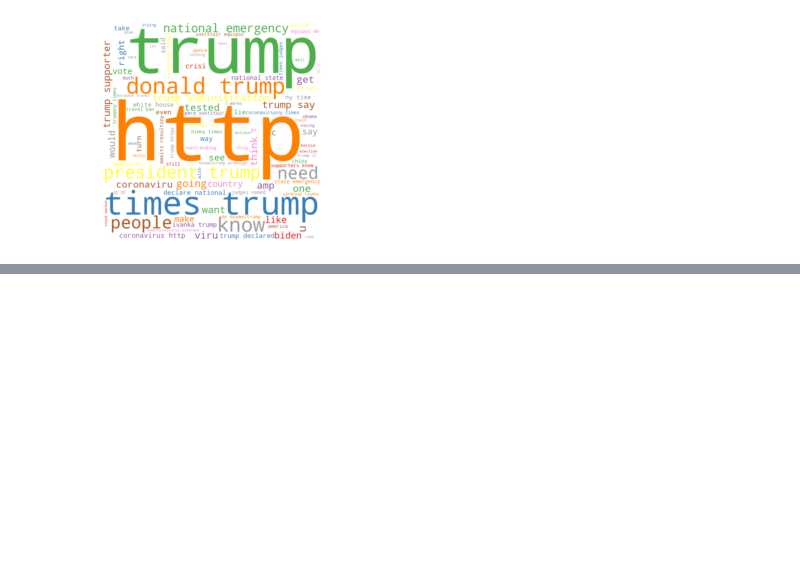
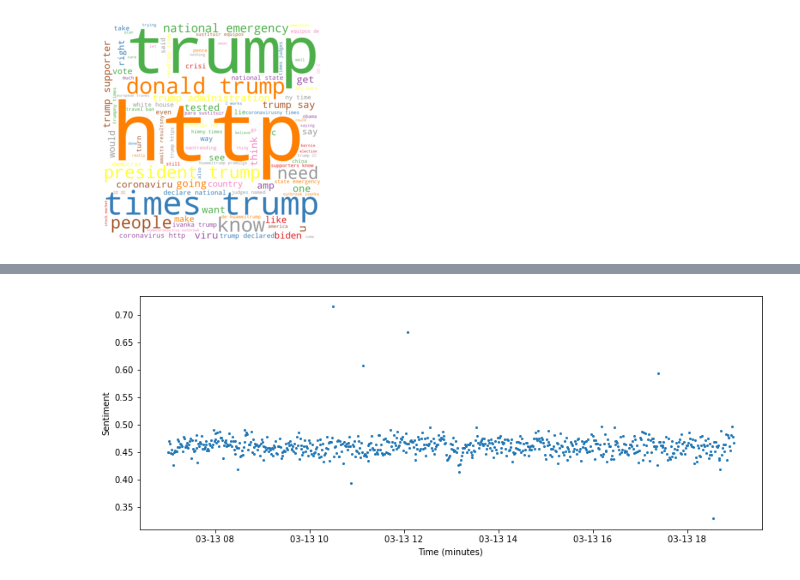
Before and after one commit to trevca/2020-Analysis, a Jupyter notebook: notebooks/CreateCharts.ipynb, the cells around one changed output, grey strips where cells are left out. Saved outputs shown, nothing was run; the diff lists cells and outputs as text; code cells hidden in the pictures; blank space fills up the shorter version.

```diff
--- a/notebooks/CreateCharts.ipynb
+++ b/notebooks/CreateCharts.ipynb
@@ -84,0 +188,12 @@ plt.show()
+# %%
+df_interest = df[df['date'] == '2020-03-13']
+# %%
+df_interest = df_interest[df_interest['time'] < '18:59:59']
+# %%
+df_interest = df_interest[df_interest['time'] > '06:59:59']
+# %%
+df_interest.index = pd.RangeIndex(len(df_interest))
+# %%
+new_x, new_y = plotSentiments(df_interest)
+# %% [output]
+[figure, added]
```
Also changed, not shown: parts of 61 cells of this notebook, 3 other files.
